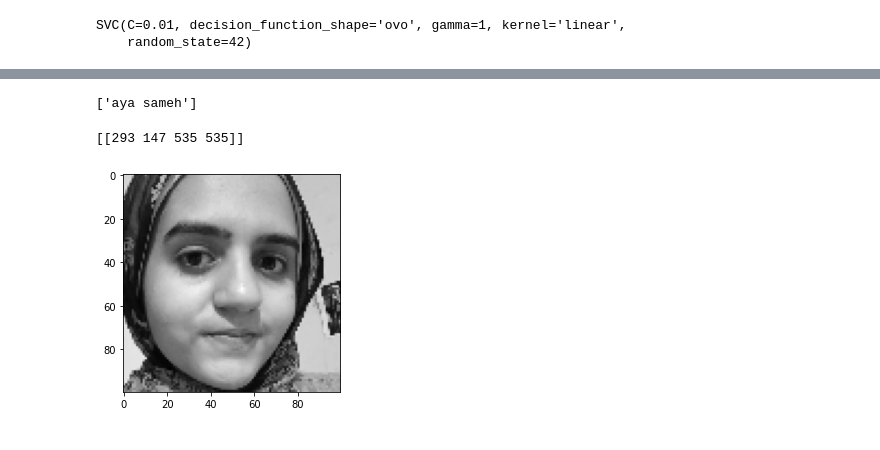
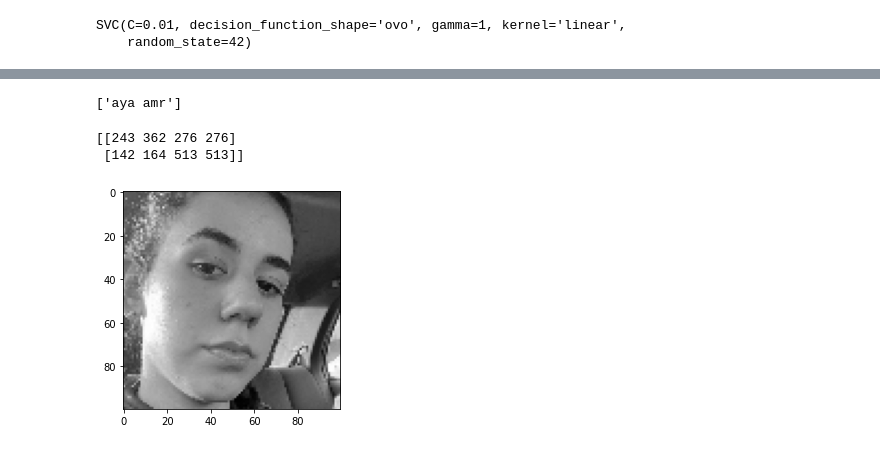
Before and after one commit to alaayasser01/Face-Recognition-System, a Jupyter notebook: recognition_model.ipynb, the cells around one changed output, grey strips where cells are left out. Drawn from its saved outputs; the diff is of its cells as text; code cells hidden in the pictures.

```diff
--- a/recognition_model.ipynb
+++ b/recognition_model.ipynb
@@ -259,24 +259,22 @@ def predictor(image_path, mean_face, eigvecs):
 
     print(pred)
 # %%
-predictor("test/IMG-20230517-WA0034.jpg", mean_face, eigvecs)
+predictor("test/IMG-20230518-WA0023.jpg", mean_face, eigvecs)
 # %% [output]
-['aya sameh']
+['aya amr']
 # %%
-gray_img = cv2.imread("test/IMG-20230517-WA0034.jpg",0)
+gray_img = cv2.imread("test/IMG-20230518-WA0023.jpg",0)
 face = face_detection(gray_img)
 print(face)
 counter = 0
 for (x, y, w, h) in face:
     face_img = gray_img[y:y+h, x:x+w]
     face_img = cv2.resize(face_img, (100,100))
     plt.imshow(face_img, cmap="gray")
-    counter+=1
-    if counter == 2 :
-        break
 # %% [output]
-[[293 147 535 535]]
+[[243 362 276 276]
+ [142 164 513 513]]
-[figure, old version]
+[figure, new version]
 # %%
 import pickle
 with open('model.pkl', 'wb') as f:
```
Also changed, not shown: parts of 8 cells of this notebook, 38 other files.
